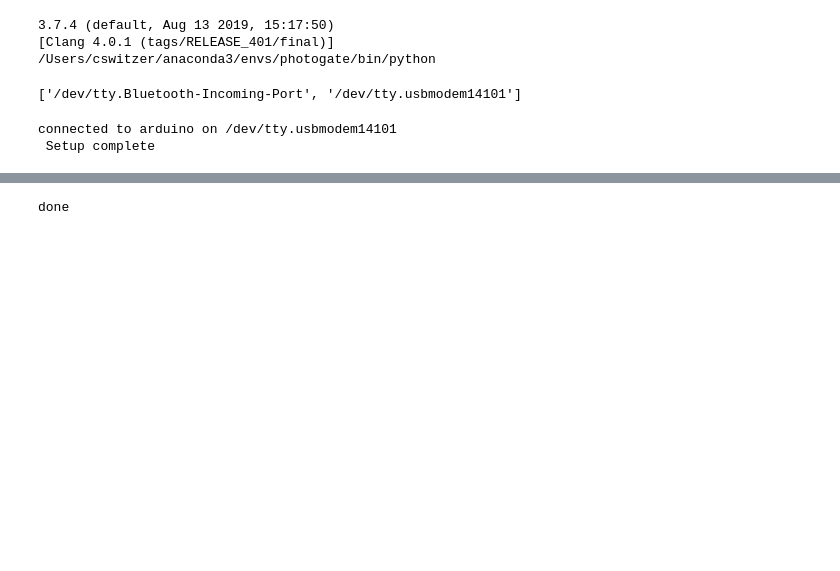
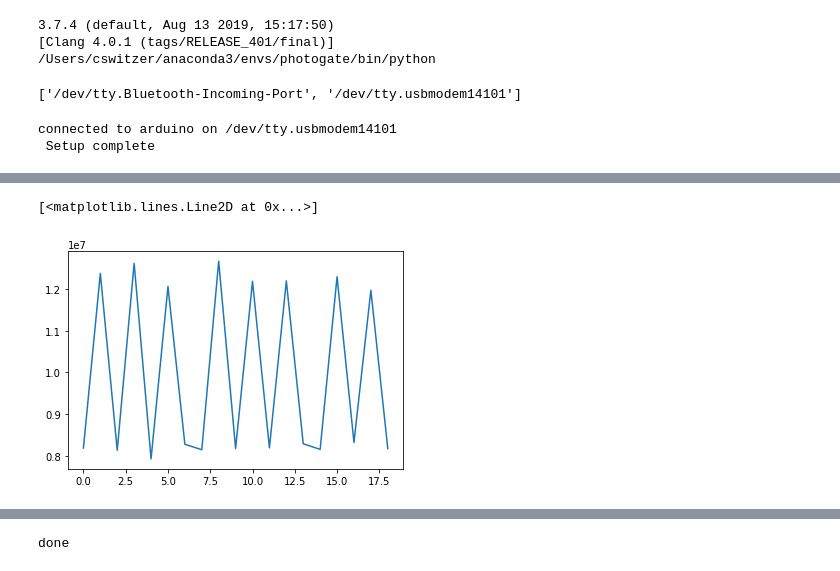
Before and after one commit to callinSwitzer/MonarchPesticides, a Jupyter notebook: PythonCode/SerialReader.ipynb, the cells around one changed output, grey strips where cells are left out. Drawn from its saved outputs; the diff is of its cells as text; code cells hidden in the pictures; blank space fills up the shorter version.

```diff
--- a/PythonCode/SerialReader.ipynb
+++ b/PythonCode/SerialReader.ipynb
@@ -108,0 +98,17 @@ fname
+# %%
+ll = [None] * 20
+tt = [None] * 20
+
+
+ser1.write("r".encode("utf-8"))
+for i in range(len(ll)):
+    start = time.time_ns()
+    txt = ser1.readline().decode("utf-8")
+    stop = time.time_ns()
+    tt[i] = int(txt)
+    ll[i] = stop - start
+
+plt.plot(np.array(ll[1:]))
+# %% [output]
+[<matplotlib.lines.Line2D at 0x...>]
+[figure, added]
```
Also changed, not shown: parts of 13 cells of this notebook, 1 other file.
